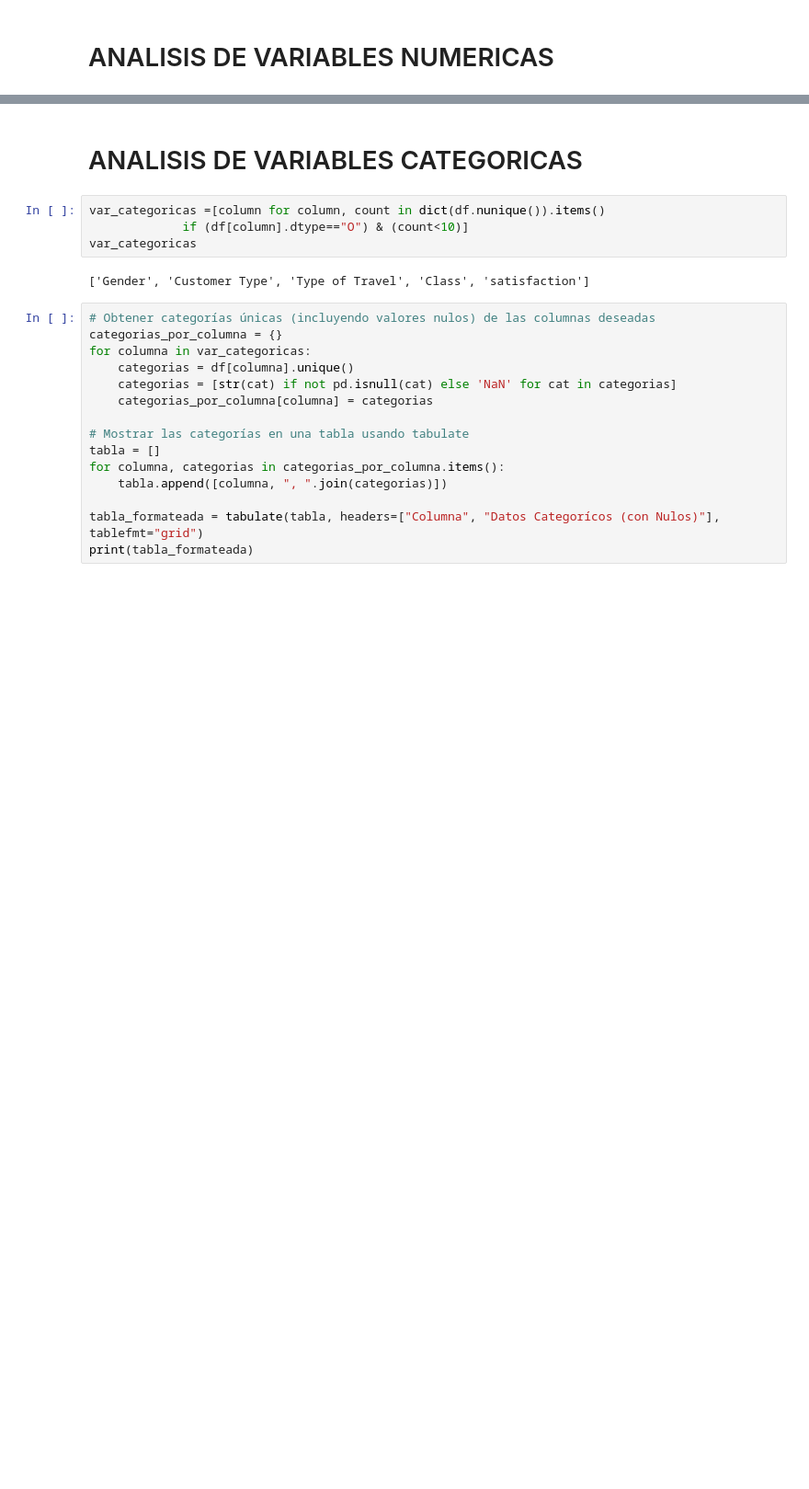
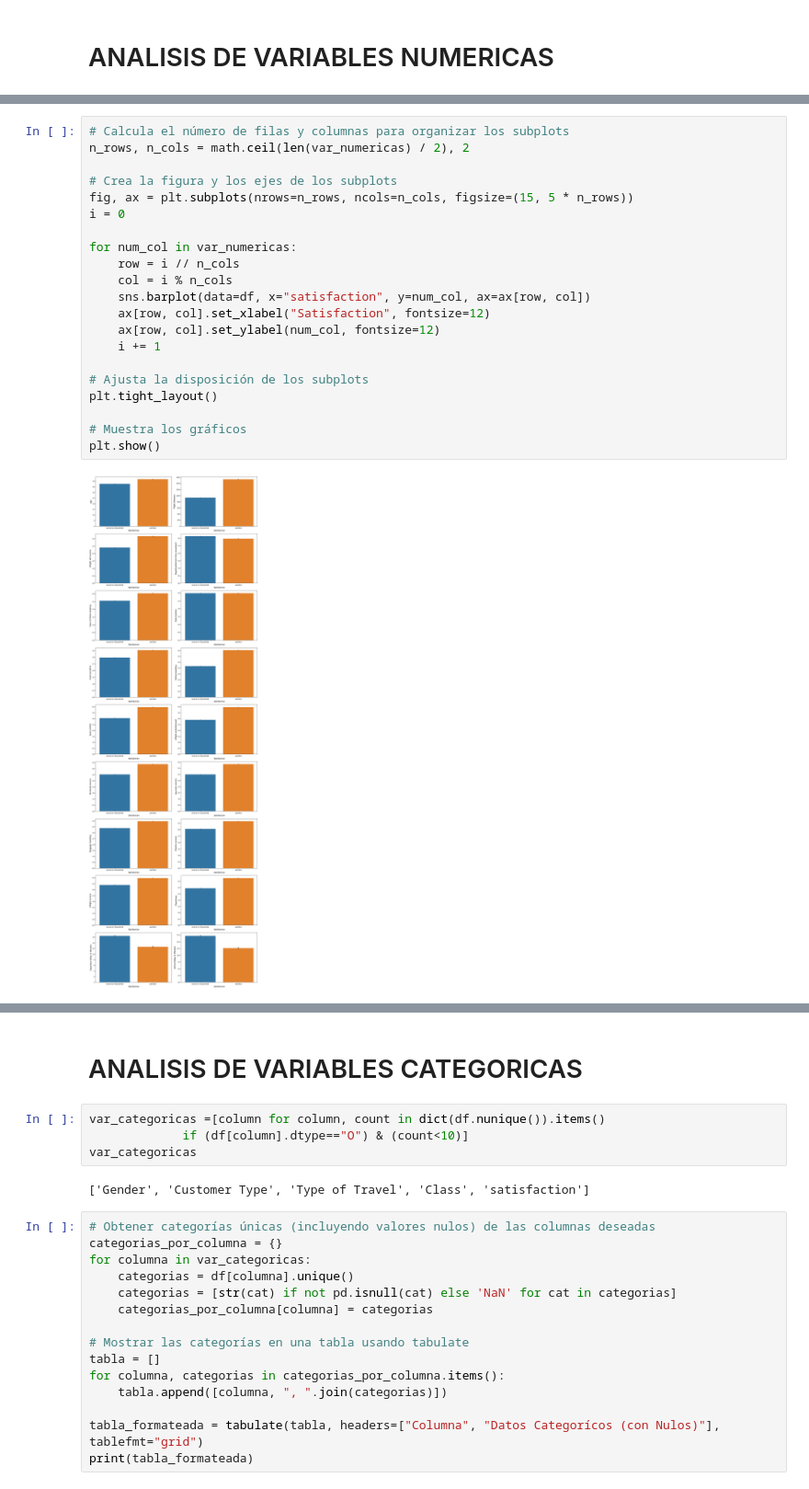
Before and after one commit to AI-School-F5-P2/F5_airlines, a Jupyter notebook: airline_main/main.ipynb, the cells around one changed output, grey strips where cells are left out. Shown: that part at 92% size. Cells and saved outputs as stored; diff of their text form; blank space fills up the shorter version.

```diff
--- a/airline_main/main.ipynb
+++ b/airline_main/main.ipynb
@@ -147,3 +178,26 @@ var_numericas = ["id","Age","Flight Distance","Inflight wifi service","Departure
+# %%
+# Calcula el número de filas y columnas para organizar los subplots
+n_rows, n_cols = math.ceil(len(var_numericas) / 2), 2
+
+# Crea la figura y los ejes de los subplots
+fig, ax = plt.subplots(nrows=n_rows, ncols=n_cols, figsize=(15, 5 * n_rows))
+i = 0
+
+for num_col in var_numericas:
+    row = i // n_cols
+    col = i % n_cols
+    sns.barplot(data=df, x="satisfaction", y=num_col, ax=ax[row, col])
+    ax[row, col].set_xlabel("Satisfaction", fontsize=12)
+    ax[row, col].set_ylabel(num_col, fontsize=12)
+    i += 1
+
+# Ajusta la disposición de los subplots
+plt.tight_layout()
+
+# Muestra los gráficos
+plt.show()
+# %% [output]
+[figure, added]
 # %%
 df.describe()
 # %% [output]
```
Also changed, not shown: parts of 30 cells of this notebook.
